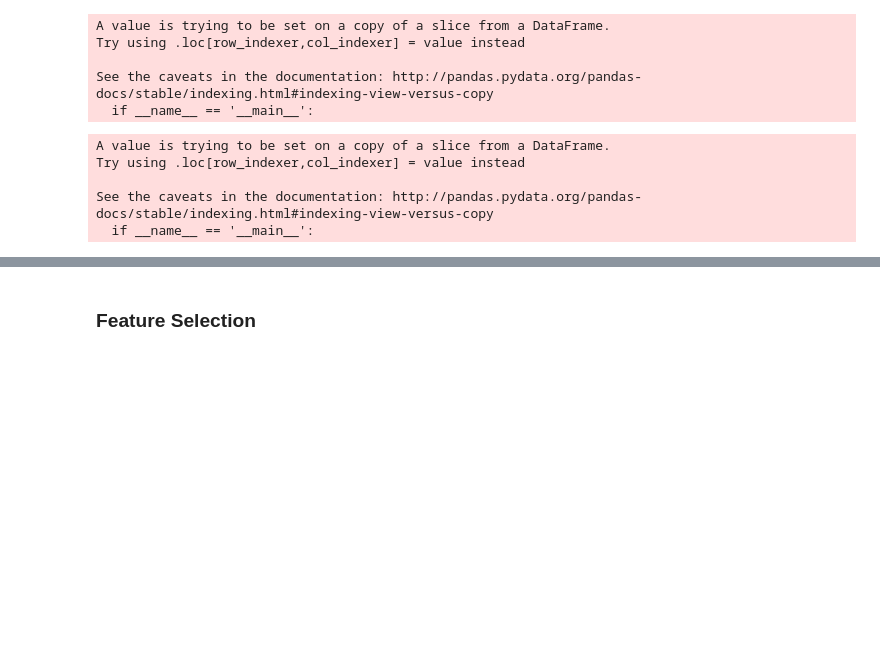
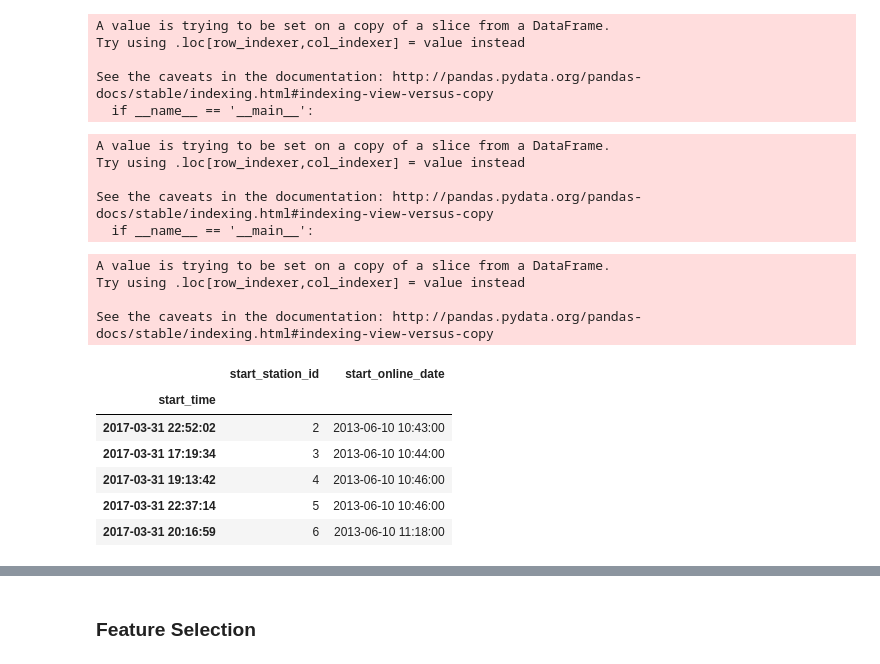
Before and after one commit to dgeihsler15/Springboard, a Jupyter notebook: Capstone1/Machine_Learning_Analysis.ipynb, the cells around one changed output, grey strips where cells are left out. Drawn from its saved outputs; the diff is of its cells as text; code cells hidden in the pictures; blank space fills up the shorter version.

```diff
--- a/Capstone1/Machine_Learning_Analysis.ipynb
+++ b/Capstone1/Machine_Learning_Analysis.ipynb
@@ -188,3 +188,25 @@ Try using .loc[row_indexer,col_indexer] = value instead
 
 See the caveats in the documentation: http://pandas.pydata.org/pandas-docs/stable/indexing.html#indexing-view-versus-copy
   if __name__ == '__main__':
+# %%
+#add in the date when the bike stations went live
+
+online = df[['start_station_id','start_online_date']]
+online1 = online.drop_duplicates('start_station_id')
+online1['start_online_date'] = pd.to_datetime(online1['start_online_date'])
+# %% [output]
+A value is trying to be set on a copy of a slice from a DataFrame.
+Try using .loc[row_indexer,col_indexer] = value instead
+
+See the caveats in the documentation: http://pandas.pydata.org/pandas-docs/stable/indexing.html#indexing-view-versus-copy
+# %%
+online1 = online1.sort_values('start_station_id')
+online1.head()
+# %% [output]
+|  | start_station_id | start_online_date |
+| start_time |  |  |
+| 2017-03-31 22:52:02 | 2 | 2013-06-10 10:43:00 |
+| 2017-03-31 17:19:34 | 3 | 2013-06-10 10:44:00 |
+| 2017-03-31 19:13:42 | 4 | 2013-06-10 10:46:00 |
+| 2017-03-31 22:37:14 | 5 | 2013-06-10 10:46:00 |
+| 2017-03-31 20:16:59 | 6 | 2013-06-10 11:18:00 |
```
Also changed, not shown: parts of 72 cells of this notebook.
